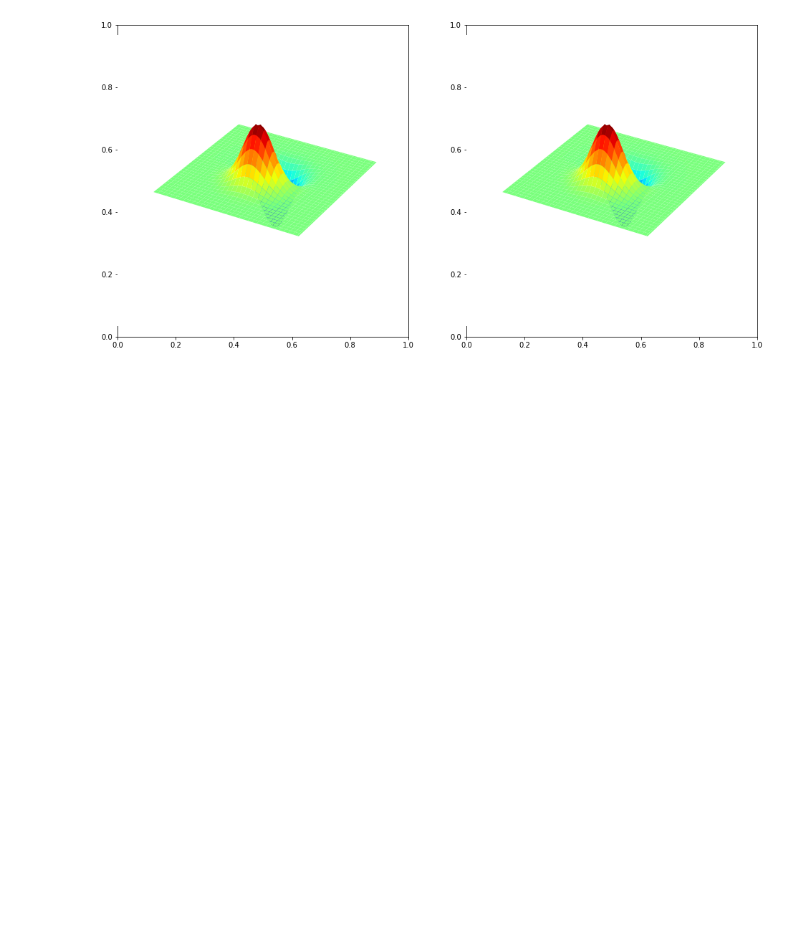
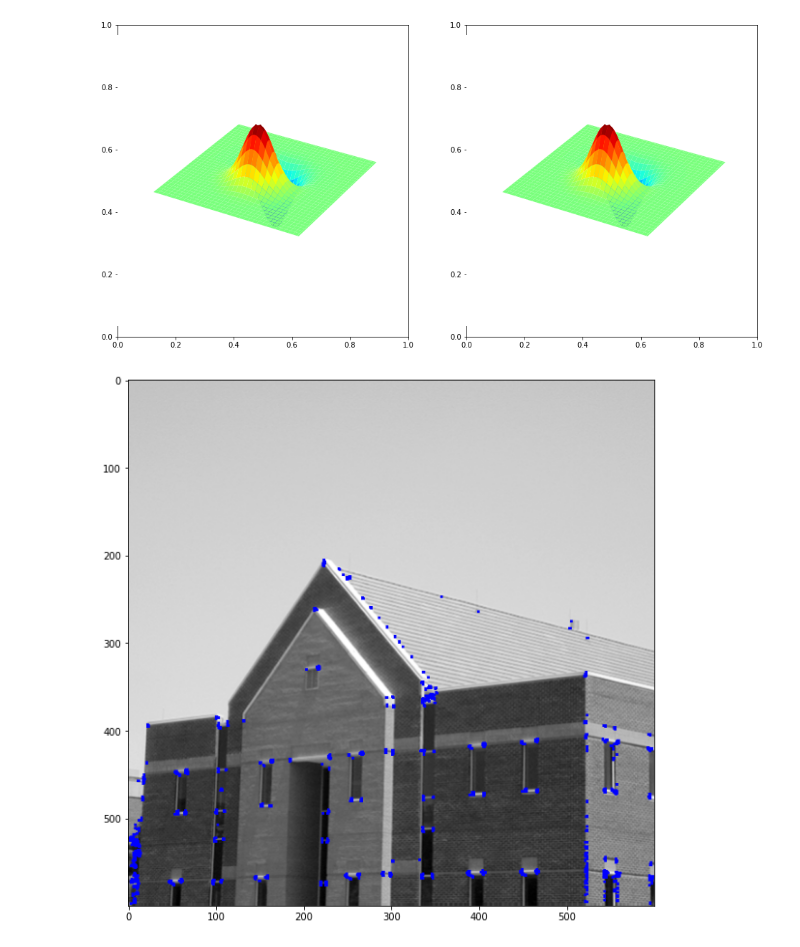
Before and after one commit to Pasindu-Manodara/Image-Processing-Home-Work-Exercise, a Jupyter notebook: Exercise_4/Ex4_190095C.ipynb, the cells around one changed output. Saved outputs shown, nothing was run; the diff lists cells and outputs as text; code cells hidden in the pictures; blank space fills up the shorter version.

```diff
--- a/Exercise_4/Ex4_190095C.ipynb
+++ b/Exercise_4/Ex4_190095C.ipynb
@@ -32,3 +34,27 @@ ax2.axis('off')
 plt.show()
 # %% [output]
 [figure]
+# %%
+### Question2
+import numpy as np
+import cv2 as cv
+import matplotlib.pyplot as plt
+
+im = cv.imread(r'D:\PasinduManodara\Documents\OneDrive - University of Moratuwa\Academic Semester 4\EN2550 - Fundamentals of Image Processing and Machine Vision\coding assignments\Exercise_4\Images\building.tif',cv.IMREAD_COLOR)
+assert im is not None
+
+gray=cv.cvtColor(im, cv.COLOR_BGR2GRAY)
+gray =np.float32(gray)
+dst = cv.cornerHarris(gray,2,3,0.04)
+
+dst = cv.dilate(dst, None)
+im[dst>0.01*dst.max()]=[0,0,255]
+
+plt.figure(figsize=(10,10))
+plt.imshow(im)
+plt.show()
+#cv.imshow('dst',im)
+#cv.waitKey(0)
+#cv.destroyAllWindows()
+# %% [output]
+[figure, added]
```
Also changed, not shown: parts of 5 cells of this notebook.
